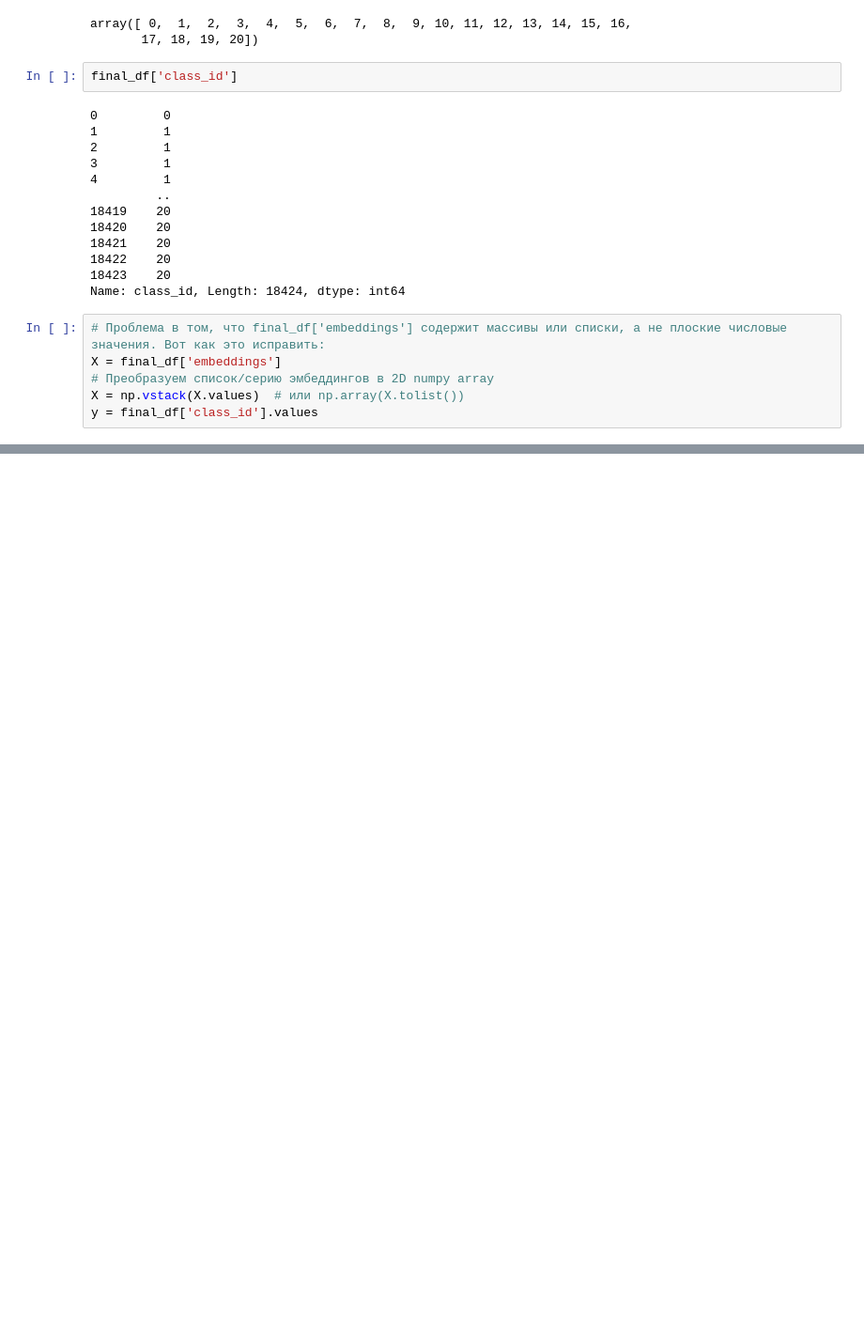
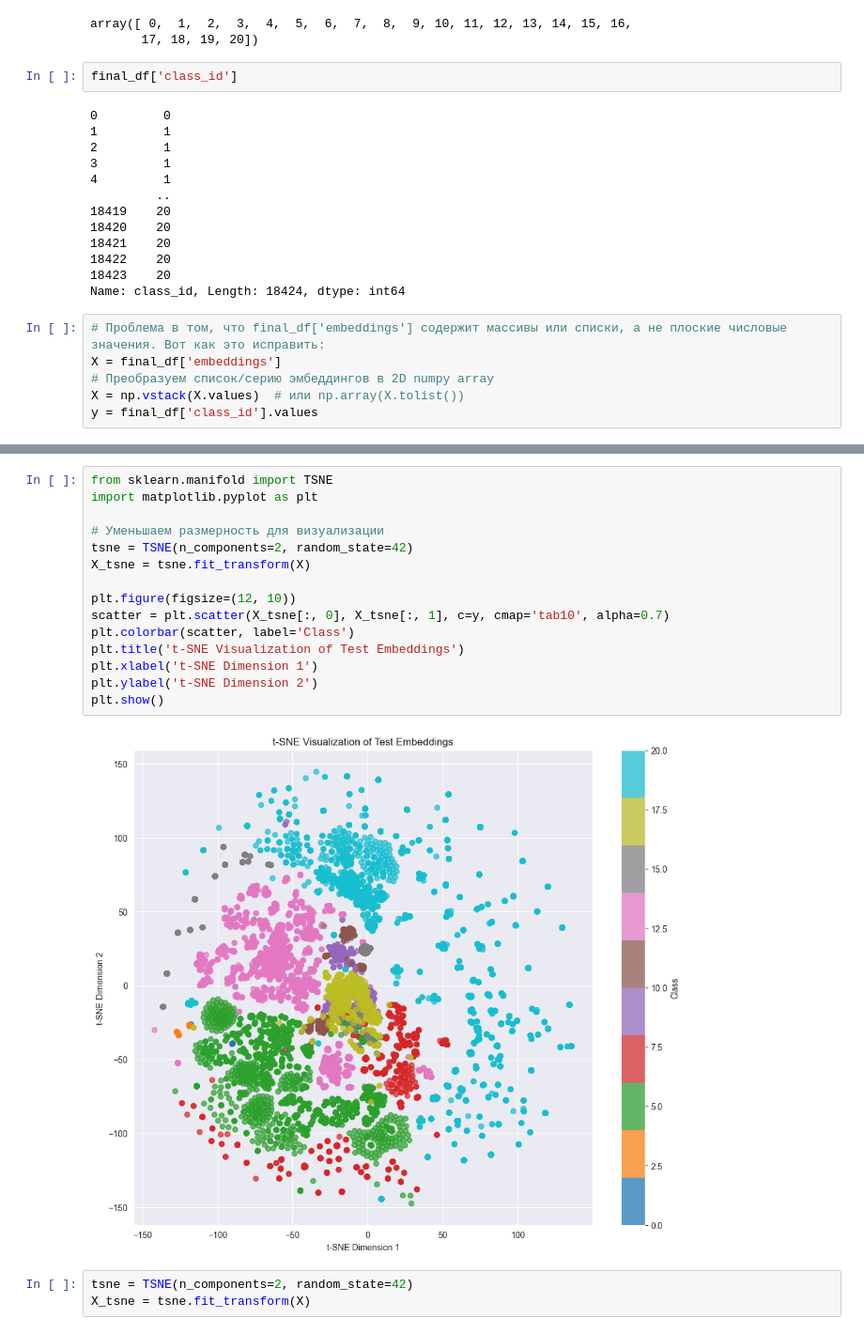
Before and after one commit to FuseII/dam_system, a Jupyter notebook: classification.ipynb, the cells around one changed output, grey strips where cells are left out. Shown at 94% size. Cells and saved outputs as stored; diff of their text form; blank space fills up the shorter version.

```diff
--- a/classification.ipynb
+++ b/classification.ipynb
@@ -293,0 +369,20 @@ weighted avg       1.00      1.00      1.00      3685
+# %%
+from sklearn.manifold import TSNE
+import matplotlib.pyplot as plt
+
+# Уменьшаем размерность для визуализации
+tsne = TSNE(n_components=2, random_state=42)
+X_tsne = tsne.fit_transform(X)
+
+plt.figure(figsize=(12, 10))
+scatter = plt.scatter(X_tsne[:, 0], X_tsne[:, 1], c=y, cmap='tab10', alpha=0.7)
+plt.colorbar(scatter, label='Class')
+plt.title('t-SNE Visualization of Test Embeddings')
+plt.xlabel('t-SNE Dimension 1')
+plt.ylabel('t-SNE Dimension 2')
+plt.show()
+# %% [output]
+[figure, added]
+# %%
+tsne = TSNE(n_components=2, random_state=42)
+X_tsne = tsne.fit_transform(X)
```
Also changed, not shown: parts of 14 cells of this notebook, 2 other files.
